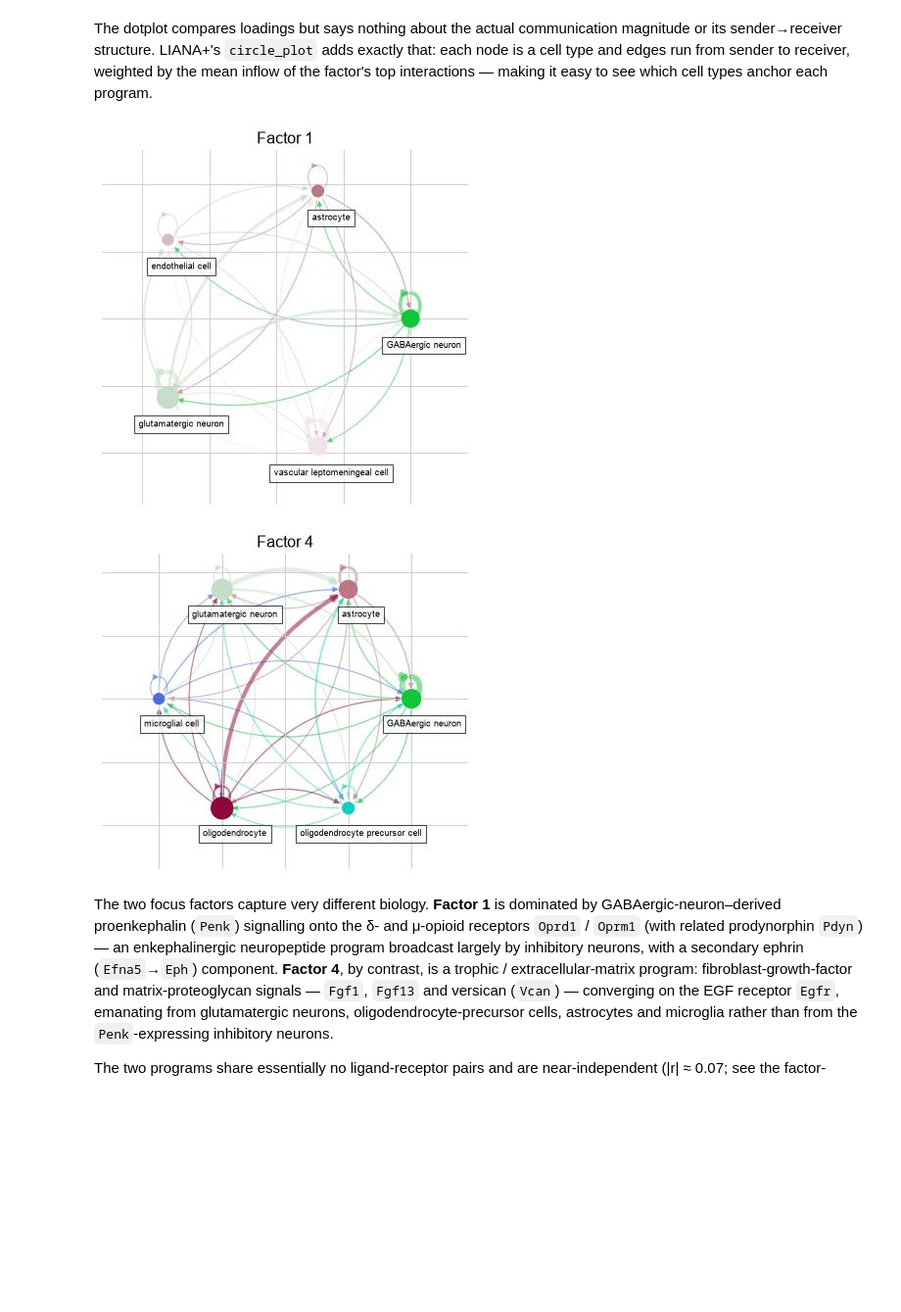
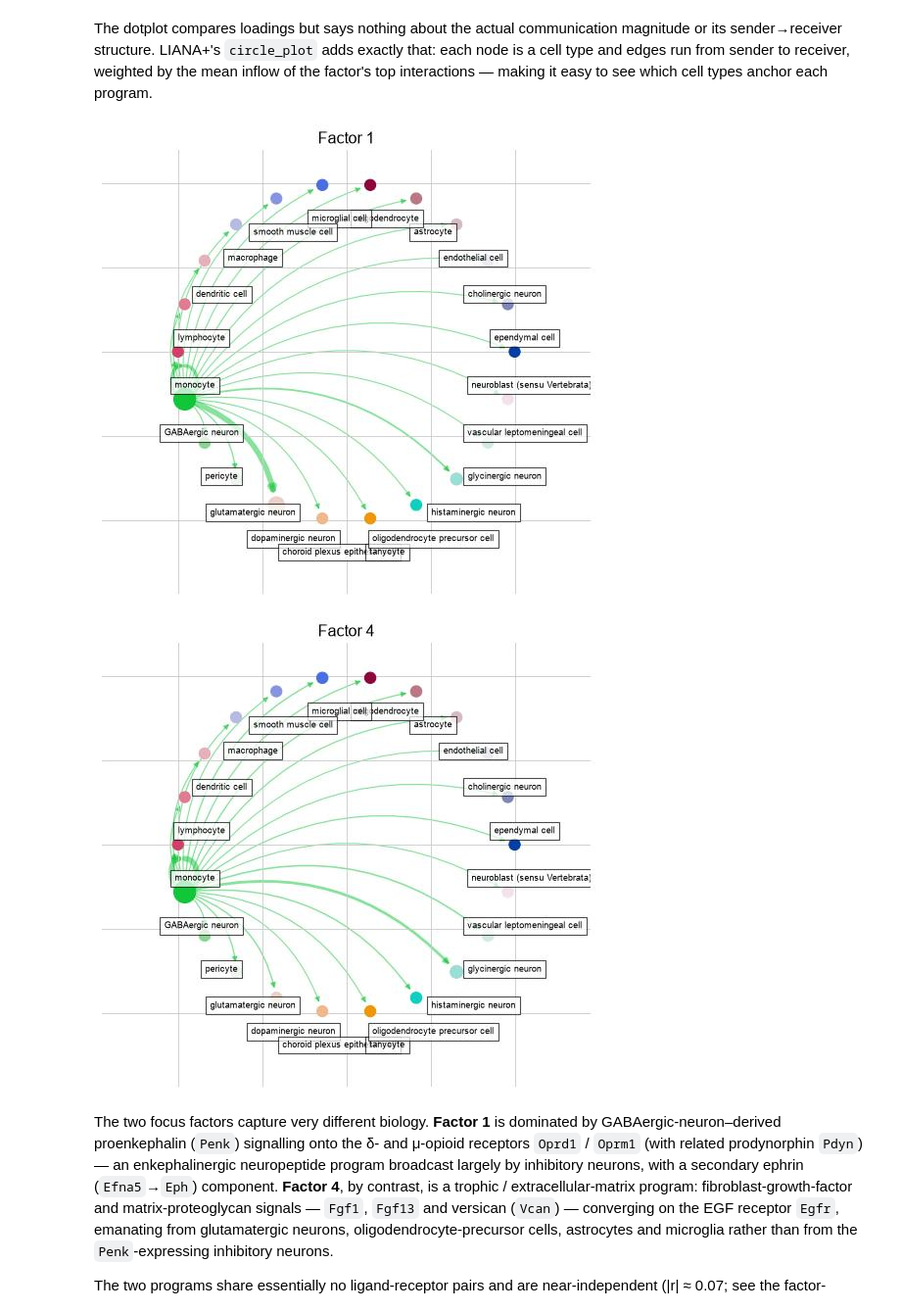
Before and after one commit to scverse/liana-tutorials, a Jupyter notebook: notebooks/inflow_mofaflex.ipynb, the cells around one changed output. Shown at 98% size. Cells and saved outputs as stored; diff of their text form; code cells hidden in the pictures; blank space fills up the shorter version.

```diff
--- a/notebooks/inflow_mofaflex.ipynb
+++ b/notebooks/inflow_mofaflex.ipynb
@@ -514,23 +503,24 @@ The dotplot compares loadings but says nothing about the actual communication ma
 # %%
 # Circle plot: sender -> receiver network for a factor's top interactions.
 # Node = cell type; edge = mean inflow between a sender and receiver type,
 # aggregated over the factor's top-weighted ligand-receptor pairs.
 for f in focus_factors:
     lrdata.uns["liana_res"] = factor_interactions(f, top_n=10)
     ax = li.pl.circle(
         lrdata,
         groupby="cell_type",
         source_key="source",
+        source_labels=['GABAergic neuron'],
         target_key="target",
         score_key="inflow",
         pivot_mode="mean",
-        figure_size=(6, 6),
+        figure_size=(8, 8),
     )
     ax.set_title(f)
     plt.show()
 # %% [output]
-[figure, old version]
+[figure, new version]
-[figure, old version]
+[figure, new version]
 # %% [markdown]
 The two focus factors capture very different biology. **Factor 1** is dominated by GABAergic-neuron–derived proenkephalin (`Penk`) signalling onto the δ- and μ-opioid receptors `Oprd1` / `Oprm1` (with related prodynorphin `Pdyn`) — an enkephalinergic neuropeptide program broadcast largely by inhibitory neurons, with a secondary ephrin (`Efna5`→`Eph`) component. **Factor 4**, by contrast, is a trophic / extracellular-matrix program: fibroblast-growth-factor and matrix-proteoglycan signals — `Fgf1`, `Fgf13` and versican (`Vcan`) — converging on the EGF receptor `Egfr`, emanating from glutamatergic neurons, oligodendrocyte-precursor cells, astrocytes and microglia rather than from the `Penk`-expressing inhibitory neurons.
 
```
Also changed, not shown: parts of 3 cells of this notebook, 13 other files.
